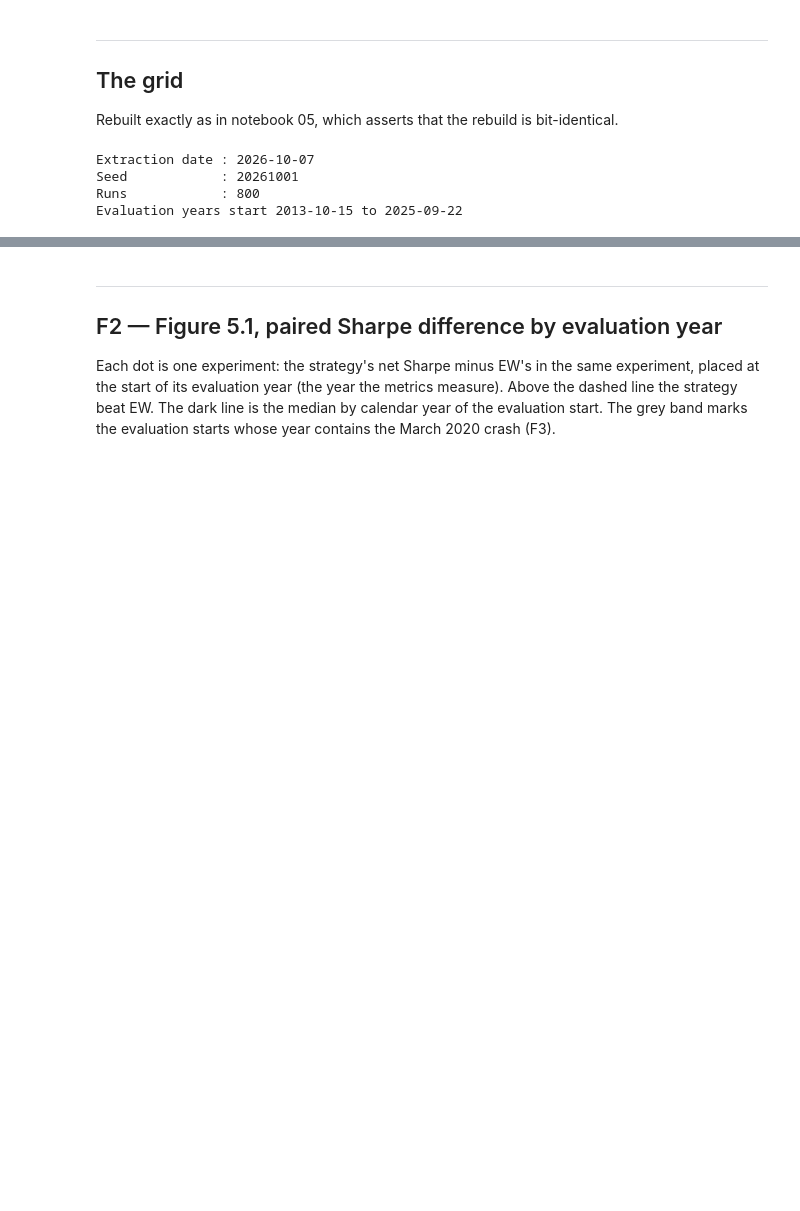
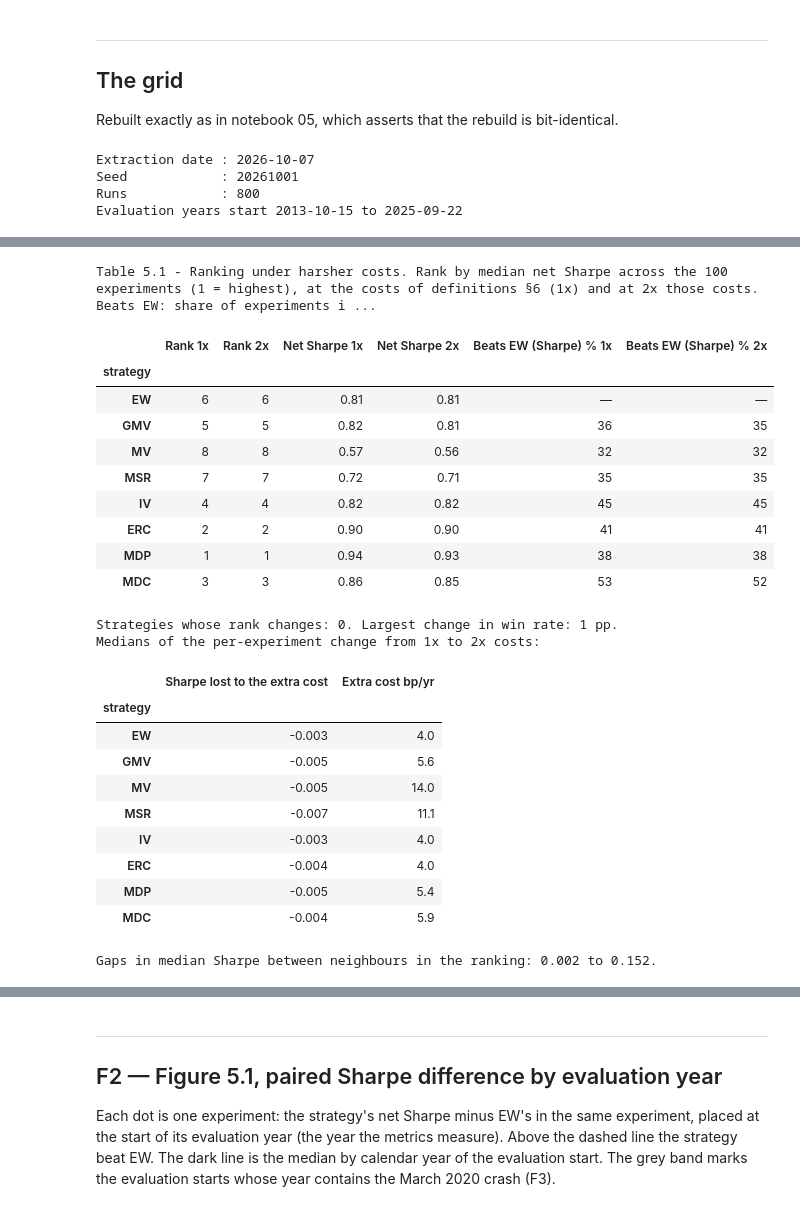
Before and after one commit to christianvanbellen/nova-ims-portfolio-management, a Jupyter notebook: notebooks/07_robustness.ipynb, the cells around one changed output, grey strips where cells are left out. Drawn from its saved outputs; the diff is of its cells as text; code cells hidden in the pictures; blank space fills up the shorter version.

Commit message:
complete workstream F with cost ranking, concentration and limitations (F1, F5, F6)
Co-Authored-By: Claude Opus 5.5 (1M context) <noreply@anthropic.com>

```diff
--- a/notebooks/07_robustness.ipynb
+++ b/notebooks/07_robustness.ipynb
@@ -84,0 +95,46 @@ Evaluation years start 2013-10-15 to 2025-09-22
+# %%
+table_5_1 = rb.cost_ranking(results)
+print("Table 5.1 - Ranking under harsher costs. Rank by median net Sharpe across the 100 experiments (1 = highest), "
+      f"at the costs of definitions §6 (1x) and at {cfg.COST_STRESS_MULTIPLIER:g}x those costs. Beats EW: share of "
+      "experiments in which the strategy's net Sharpe exceeds EW's in the same experiment.")
+display(fmt.style(table_5_1, {"Rank 1x": fmt.count, "Rank 2x": fmt.count,
+                              "Net Sharpe 1x": lambda v: fmt.number(v, 2), "Net Sharpe 2x": lambda v: fmt.number(v, 2),
+                              "Beats EW (Sharpe) % 1x": PCT(0), "Beats EW (Sharpe) % 2x": PCT(0)}))
+
+rank_moves = int((table_5_1["Rank 1x"] != table_5_1["Rank 2x"]).sum())
+win_moves = (table_5_1["Beats EW (Sharpe) % 2x"] - table_5_1["Beats EW (Sharpe) % 1x"]).abs().max()
+extra = pd.DataFrame({
+    "Sharpe lost to the extra cost": (results[("net_2x", "sharpe")] - results[("net", "sharpe")]).groupby("strategy").median(),
+    "Extra cost bp/yr": ((results[("net", "ann_return")] - results[("net_2x", "ann_return")]) * 1e4).groupby("strategy").median(),
+}).reindex(cfg.STRATEGY_ORDER)
+gaps = table_5_1["Net Sharpe 1x"].sort_values(ascending=False).diff().abs().dropna()
+print(f"Strategies whose rank changes: {rank_moves}. Largest change in win rate: {win_moves:.0f} pp.")
+print("Medians of the per-experiment change from 1x to 2x costs:")
+display(fmt.style(extra, {"Sharpe lost to the extra cost": lambda v: fmt.number(v, 3),
+                          "Extra cost bp/yr": lambda v: fmt.number(v, 1)}))
+print(f"Gaps in median Sharpe between neighbours in the ranking: {gaps.min():.3f} to {gaps.max():.3f}.")
+# %% [output]
+Table 5.1 - Ranking under harsher costs. Rank by median net Sharpe across the 100 experiments (1 = highest), at the costs of definitions §6 (1x) and at 2x those costs. Beats EW: share of experiments i ...
+|  | Rank 1x | Rank 2x | Net Sharpe 1x | Net Sharpe 2x | Beats EW (Sharpe) % 1x | Beats EW (Sharpe) % 2x |
+| strategy |  |  |  |  |  |  |
+| EW | 6 | 6 | 0.81 | 0.81 | — | — |
+| GMV | 5 | 5 | 0.82 | 0.81 | 36 | 35 |
+| MV | 8 | 8 | 0.57 | 0.56 | 32 | 32 |
+| MSR | 7 | 7 | 0.72 | 0.71 | 35 | 35 |
+| IV | 4 | 4 | 0.82 | 0.82 | 45 | 45 |
+| ERC | 2 | 2 | 0.90 | 0.90 | 41 | 41 |
+| MDP | 1 | 1 | 0.94 | 0.93 | 38 | 38 |
+| MDC | 3 | 3 | 0.86 | 0.85 | 53 | 52 |
+Strategies whose rank changes: 0. Largest change in win rate: 1 pp.
+Medians of the per-experiment change from 1x to 2x costs:
+|  | Sharpe lost to the extra cost | Extra cost bp/yr |
+| strategy |  |  |
+| EW | -0.003 | 4.0 |
+| GMV | -0.005 | 5.6 |
+| MV | -0.005 | 14.0 |
+| MSR | -0.007 | 11.1 |
+| IV | -0.003 | 4.0 |
+| ERC | -0.004 | 4.0 |
+| MDP | -0.005 | 5.4 |
+| MDC | -0.004 | 5.9 |
+Gaps in median Sharpe between neighbours in the ranking: 0.002 to 0.152.
```
Also changed, not shown: parts of 13 cells of this notebook, 3 other files.
